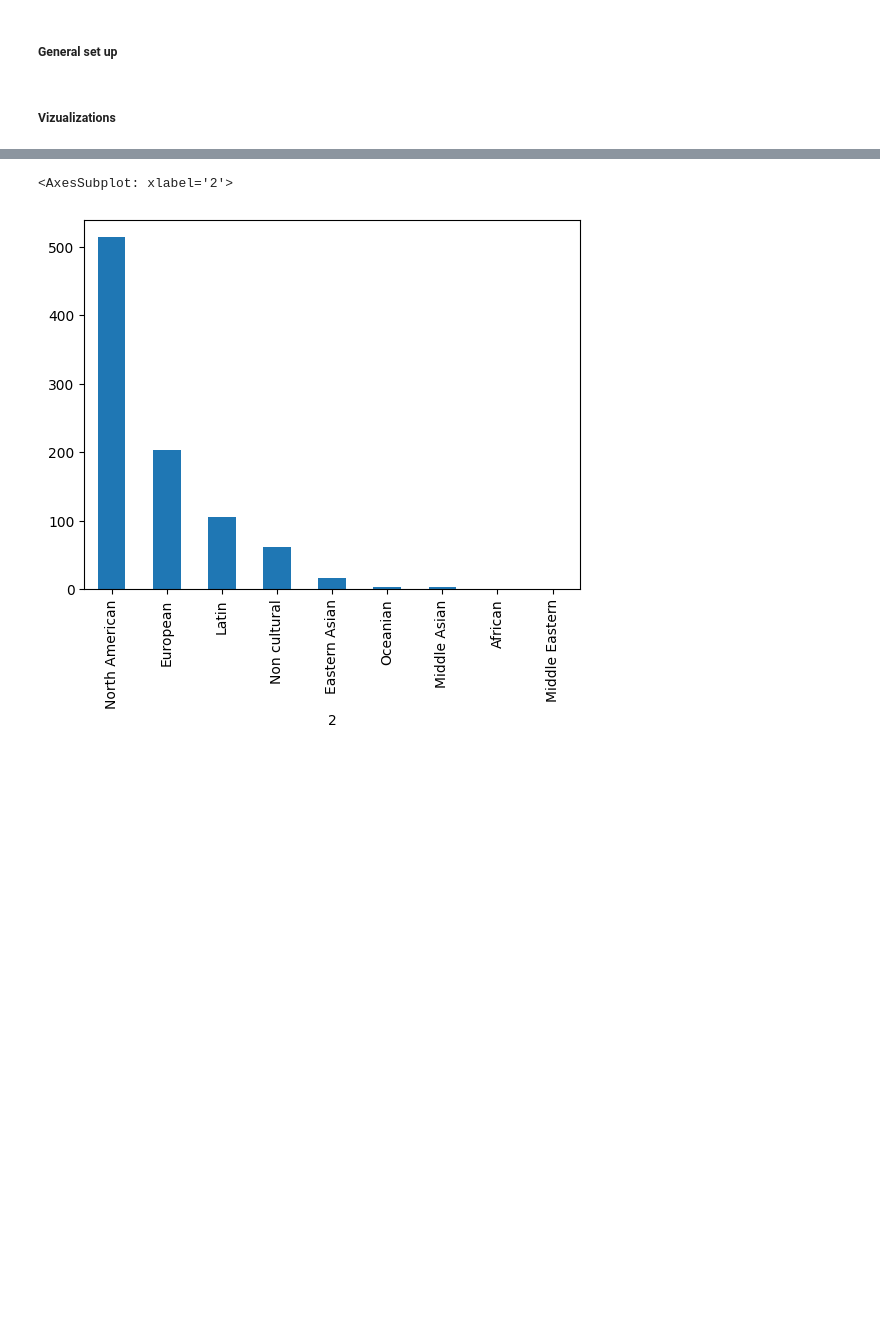
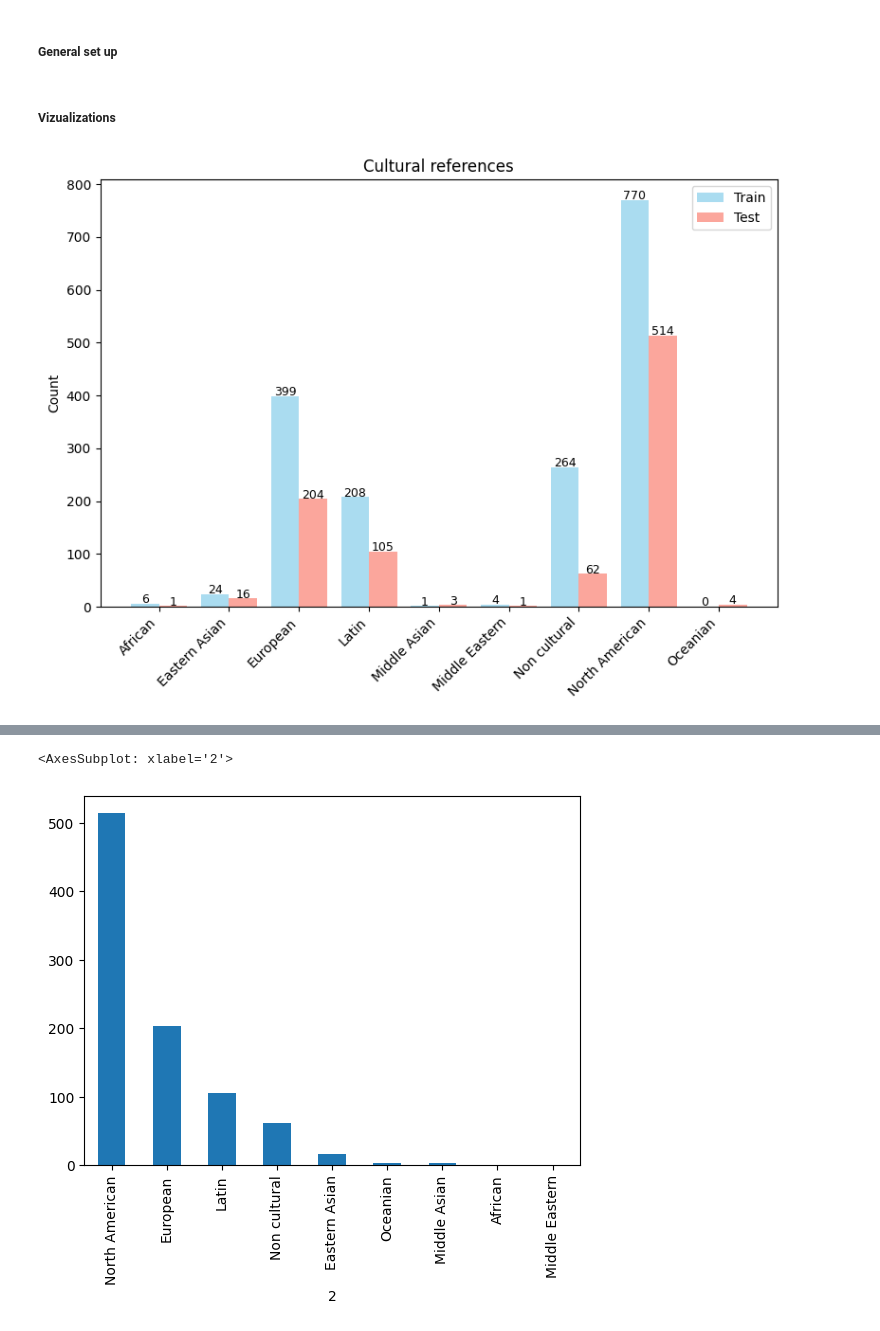
Before and after one commit to py-mesayaa/NLP_Project_ITU_2025, a Jupyter notebook: 2_XLMR_Cultural_classifier.ipynb, the cells around one changed output, grey strips where cells are left out. Saved outputs shown, nothing was run; the diff lists cells and outputs as text; code cells hidden in the pictures; blank space fills up the shorter version.

```diff
--- a/2_XLMR_Cultural_classifier.ipynb
+++ b/2_XLMR_Cultural_classifier.ipynb
@@ -18,7 +18,7 @@ tokenizer = XLMRobertaTokenizerFast.from_pretrained("xlm-roberta-base")
 # %%
 cultural_train = "data/train_merged_output_cultural1.conll"
 # cultural_train = "annotation/test/fully_annotated_span_test_lyrics.conll"
-cultural_test = "data/test_merged_output_cultural1.conll"
+cultural_test = "data/test_merged_output_cultural.conll"
 # cultural_test = "annotation/train/fully_annotated_lyrics_span.conll"
 # %%
 def extract_refs(json_path):
@@ -91,4 +91,34 @@ exclude = ['-']
 filtered_cult = df[~df[2].isin(exclude)]
 # %%
 filtered_cult_test = df_test[~df_test[2].isin(exclude)]
+# %%
+all_categories = pd.Index(filtered_cult[2].unique()).union(filtered_cult_test[2].unique())
+
+train_counts = filtered_cult[2].value_counts().reindex(all_categories, fill_value=0).sort_index()
+test_counts = filtered_cult_test[2].value_counts().reindex(all_categories, fill_value=0).sort_index()
+
+df_counts = pd.DataFrame({
+    'Train': train_counts,
+    'Test': test_counts
+})
+
+plt.figure(figsize=(8, 6))
+bar_width = 0.4
+indices = range(len(df_counts))
+
+plt.bar(indices, df_counts['Train'], width=bar_width, label='Train', alpha=0.7, color='skyblue')
+plt.bar([i + bar_width for i in indices], df_counts['Test'], width=bar_width, label='Test', alpha=0.7, color='salmon')
+
+for i in indices:
+    plt.text(i, df_counts['Train'].iloc[i] + 1, str(df_counts['Train'].iloc[i]), ha='center', fontsize=9)
+    plt.text(i + bar_width, df_counts['Test'].iloc[i] + 1, str(df_counts['Test'].iloc[i]), ha='center', fontsize=9)
+
+plt.xticks([i + bar_width/2 for i in indices], df_counts.index, rotation=45, ha='right')
+plt.ylabel('Count')
+plt.title('Cultural references')
+plt.legend()
+plt.tight_layout()
+plt.show()
+# %% [output]
+[figure, added]
 # %%
```
Also changed, not shown: parts of 2 cells of this notebook, 2 other files.
